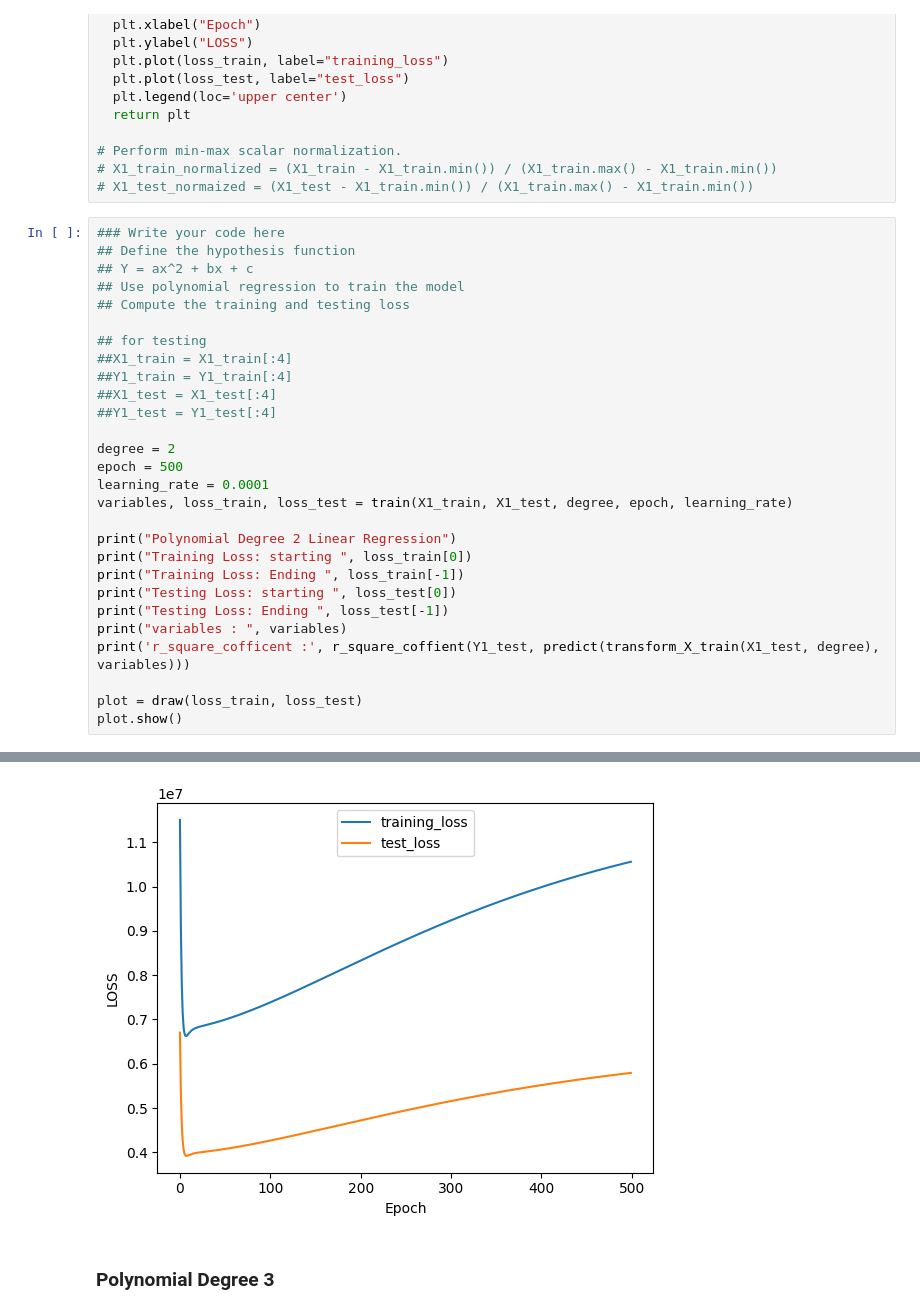
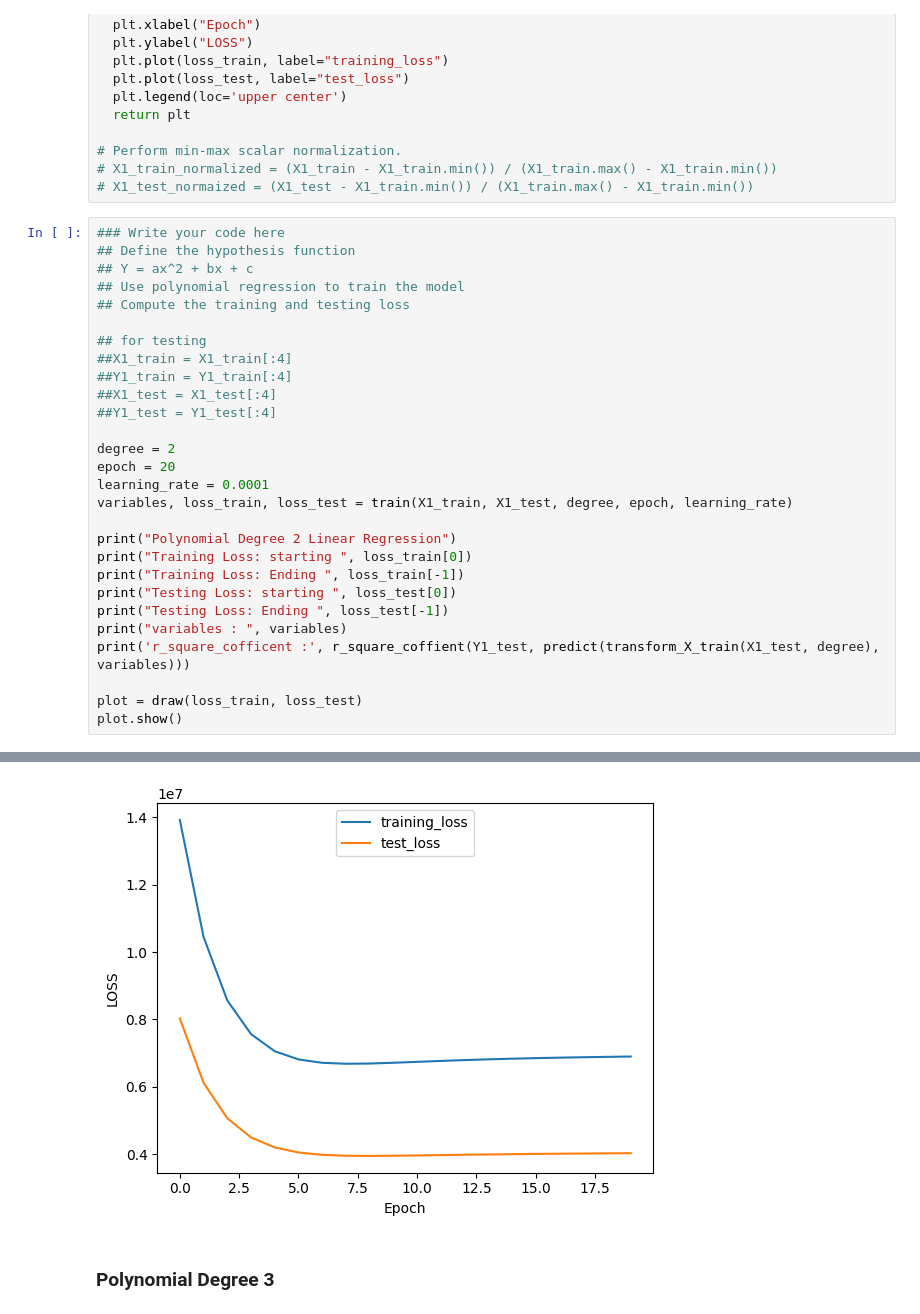
Before and after one commit to narendra974/AIMLOPS_IISC, a Jupyter notebook: Assignment_1.ipynb, the cells around one changed output, grey strips where cells are left out. Drawn from its saved outputs; the diff is of its cells as text.

```diff
--- a/Assignment_1.ipynb
+++ b/Assignment_1.ipynb
@@ -283,7 +283,7 @@ def draw(loss_train, loss_test):
 ##Y1_test = Y1_test[:4]
 
 degree = 2
-epoch = 500
+epoch = 20
 learning_rate = 0.0001
 variables, loss_train, loss_test = train(X1_train, X1_test, degree, epoch, learning_rate)
 
@@ -310,4 +310,4 @@ r_square_cofficent : 0.824084032624409
-[figure, old version]
+[figure, new version]
 # %% [markdown]
 ### Polynomial Degree 3
 # %%
```
Also changed, not shown: parts of 13 cells of this notebook.
